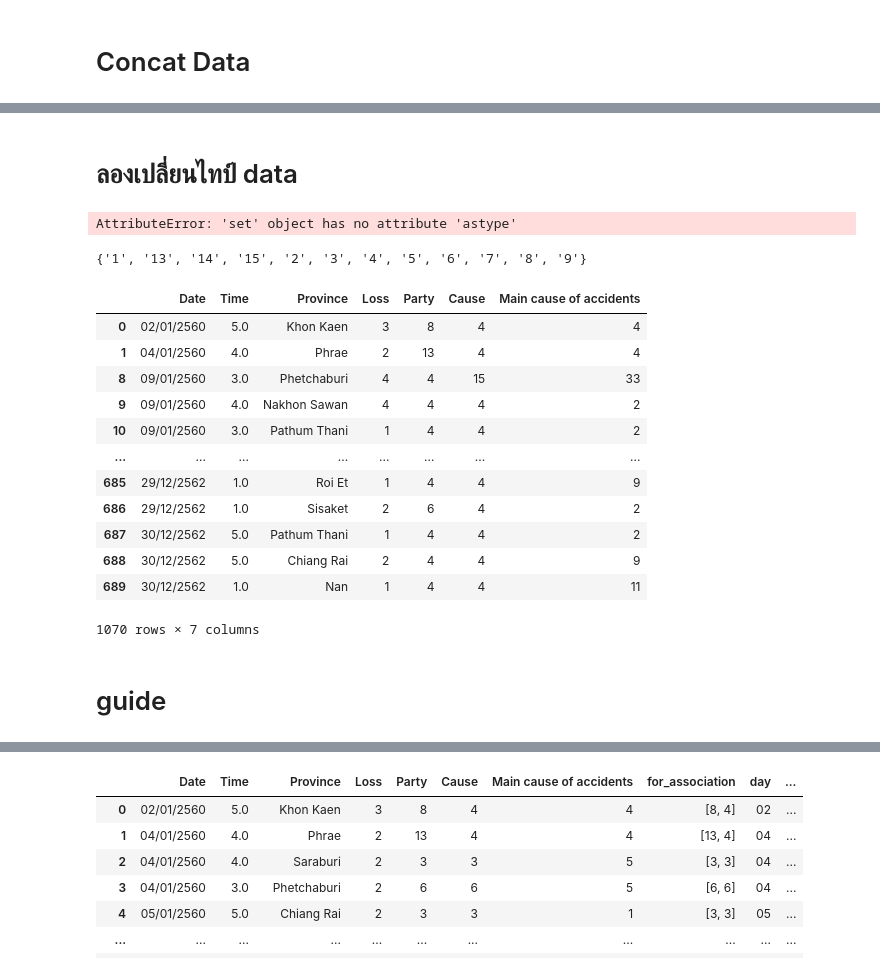
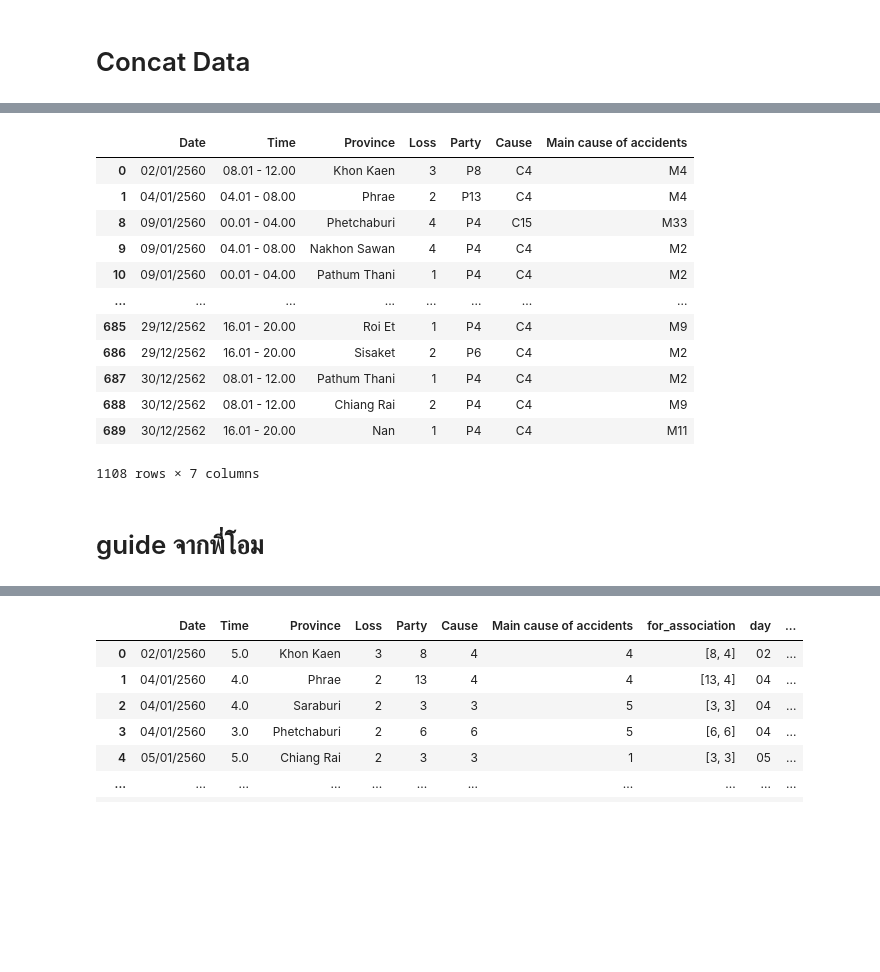
Before and after one commit to Aingon14/BSC_DPDM23, a Jupyter notebook: Group_project2.ipynb, the cells around one changed output, grey strips where cells are left out. Saved outputs shown, nothing was run; the diff lists cells and outputs as text; code cells hidden in the pictures; blank space fills up the shorter version.

```diff
--- a/Group_project2.ipynb
+++ b/Group_project2.ipynb
@@ -830,0 +847,10 @@ data_truck_600001.head()
+# %%
+data_truck_6111 = data_truck_611
+data_truck_611 = pd.DataFrame(data_truck_6111)
+data_truck_611['Time'] = data_truck_611['Time'].apply(lambda x: x.strip())
+data_truck_611['Time'] = data_truck_611['Time'].replace({'1': '16.01 - 20.00',
+'2':'20.01 - 00.00',
+'3':'00.01 - 04.00',
+'4': '04.01 - 08.00 ',
+'5': '08.01 - 12.00',
+'6':'12.01 - 16.00'})
@@ -980,13 +995,3 @@ data_truck_60000['Time'] = data_truck_60000['Time'].apply(lambda x: x.strip("0.
-# %%
-data_truck_600001 = data_truck_60000
-data_truck_60000 = pd.DataFrame(data_truck_60000)
-data_truck_60000['Time'] = data_truck_60000['Time'].apply(lambda x: x.strip())
-data_truck_60000['Time'] = data_truck_60000['Time'].replace({'1': '16.01 - 20.00',
-'2':'20.01 - 00.00',
-'3':'00.01 - 04.00',
-'4': '04.01 - 08.00 ',
-'5': '08.01 - 12.00',
-'6':'12.01 - 16.00'})
 # %%
 data_truck_600001.head()
 # %% [output]
@@ -1056,7 +1061,7 @@ dtype: bool
 # %% [markdown]
 # Concat Data
 # %%
-data_concat = pd.concat([data_truck_60000,data_truck_61,data_truck_62222])
+data_concat = pd.concat([data_truck_600001,data_truck_6111,data_truck_62222])
 data_concat
 # %% [output]
 |  | Date | Time | Province | Loss | Party | Cause | Main cause of accidents |
@@ -1112,35 +1101,21 @@ set(data_concat['Party'])
-# %% [markdown]
-# ลองเปลี่ยนไทป์ data
-# %%
-import pandas as pd
-
-
-data_concat = {'Party': [1,'1','13',13,14,'14',15,'15',2,'2',3,'3',4,'4',5,'5',6,'6','7',7,8,'8',9,'9']}
-data_concat['Party'] = data_concat['Party'].astype(str)
-# %% [output]
-AttributeError: 'set' object has no attribute 'astype'
-# %%
-set(data_concat['Party'])
-# %% [output]
-{'1', '13', '14', '15', '2', '3', '4', '5', '6', '7', '8', '9'}
 # %%
-data_concat[(data_concat['Cause'] == '4' ) | (data_concat['Party'] == '4')]
+data_concat[(data_concat['Cause'] == 'C4' ) | (data_concat['Party'] == 'P4')]   #Check จำนวนดูเฉยๆ
 # %% [output]
 |  | Date | Time | Province | Loss | Party | Cause | Main cause of accidents |
-| 0 | 02/01/2560 | 5.0 | Khon Kaen | 3 | 8 | 4 | 4 |
-| 1 | 04/01/2560 | 4.0 | Phrae | 2 | 13 | 4 | 4 |
-| 8 | 09/01/2560 | 3.0 | Phetchaburi | 4 | 4 | 15 | 33 |
-| 9 | 09/01/2560 | 4.0 | Nakhon Sawan | 4 | 4 | 4 | 2 |
-| 10 | 09/01/2560 | 3.0 | Pathum Thani | 1 | 4 | 4 | 2 |
+| 0 | 02/01/2560 | 08.01 - 12.00 | Khon Kaen | 3 | P8 | C4 | M4 |
+| 1 | 04/01/2560 | 04.01 - 08.00 | Phrae | 2 | P13 | C4 | M4 |
+| 8 | 09/01/2560 | 00.01 - 04.00 | Phetchaburi | 4 | P4 | C15 | M33 |
+| 9 | 09/01/2560 | 04.01 - 08.00 | Nakhon Sawan | 4 | P4 | C4 | M2 |
+| 10 | 09/01/2560 | 00.01 - 04.00 | Pathum Thani | 1 | P4 | C4 | M2 |
 | ... | ... | ... | ... | ... | ... | ... | ... |
-| 685 | 29/12/2562 | 1.0 | Roi Et | 1 | 4 | 4 | 9 |
-| 686 | 29/12/2562 | 1.0 | Sisaket | 2 | 6 | 4 | 2 |
-| 687 | 30/12/2562 | 5.0 | Pathum Thani | 1 | 4 | 4 | 2 |
-| 688 | 30/12/2562 | 5.0 | Chiang Rai | 2 | 4 | 4 | 9 |
-| 689 | 30/12/2562 | 1.0 | Nan | 1 | 4 | 4 | 11 |
+| 685 | 29/12/2562 | 16.01 - 20.00 | Roi Et | 1 | P4 | C4 | M9 |
+| 686 | 29/12/2562 | 16.01 - 20.00 | Sisaket | 2 | P6 | C4 | M2 |
+| 687 | 30/12/2562 | 08.01 - 12.00 | Pathum Thani | 1 | P4 | C4 | M2 |
+| 688 | 30/12/2562 | 08.01 - 12.00 | Chiang Rai | 2 | P4 | C4 | M9 |
+| 689 | 30/12/2562 | 16.01 - 20.00 | Nan | 1 | P4 | C4 | M11 |
-1070 rows × 7 columns
+1108 rows × 7 columns
 # %% [markdown]
-# guide
+# guide จากพี่โอม
 # %%
 test_df = data_concat.copy()
 # %%
```
Also changed, not shown: parts of 35 cells of this notebook.
